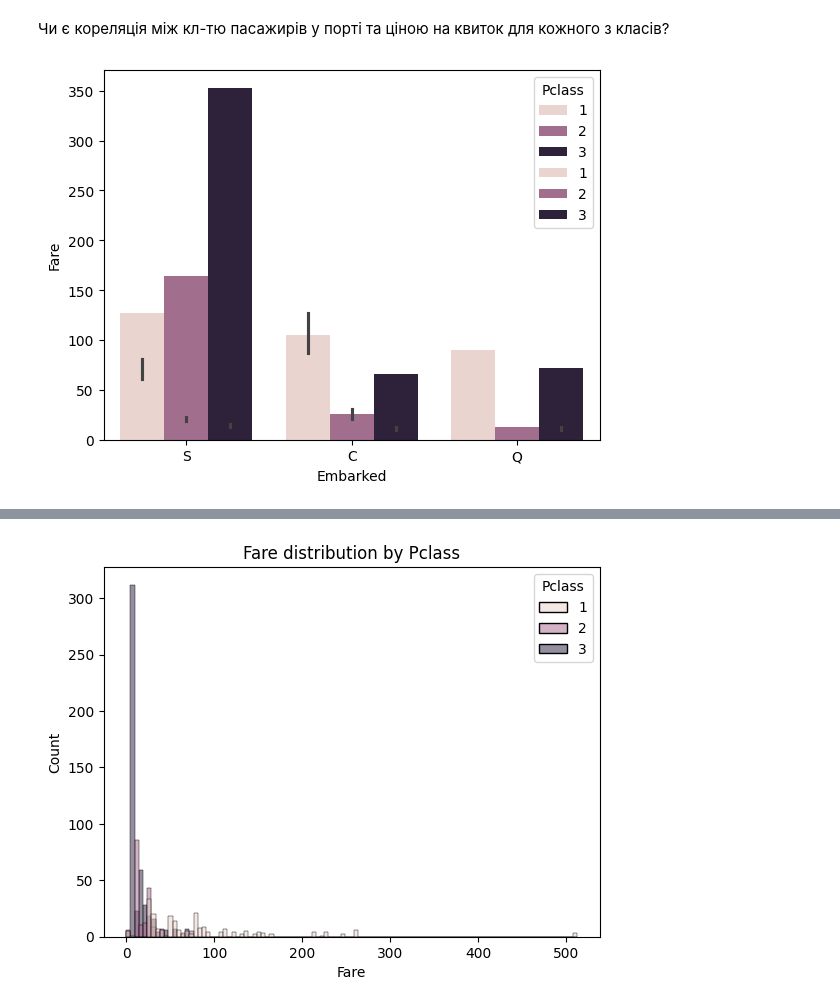
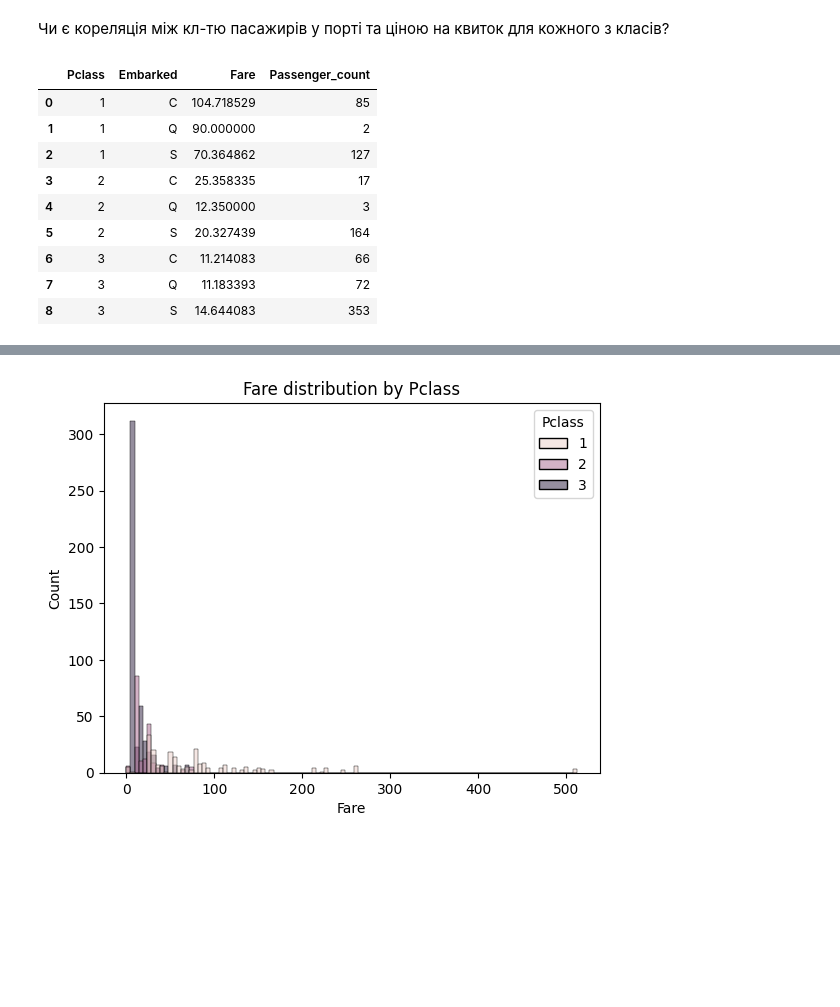
Before and after one commit to IvarY/hello-world, a Jupyter notebook: python_practice_10.ipynb, the cells around one changed output, grey strips where cells are left out. Cells and saved outputs as stored; diff of their text form; code cells hidden in the pictures; blank space fills up the shorter version.

```diff
--- a/python_practice_10.ipynb
+++ b/python_practice_10.ipynb
@@ -228,9 +228,18 @@ plt.show()
 - Найбільше пасажирів усіх класів сіло в Southampton
 # %% [markdown]
 Чи є кореляція між кл-тю пасажирів у порті та ціною на квиток для кожного з класів?
-# %%
-sns.barplot(df, x='Embarked', y='Fare', hue='Pclass')
-sns.countplot(df, x='Embarked', hue='Pclass')
-plt.show()
-# %% [output]
-[figure, removed]
+# %%
+df_temp = df.groupby(['Pclass', 'Embarked']).agg({'Fare': 'mean', 'PassengerId': 'count'}).reset_index()
+df_temp = df_temp.rename(columns={'PassengerId': 'Passenger_count'})
+df_temp
+# %% [output]
+|  | Pclass | Embarked | Fare | Passenger_count |
+| 0 | 1 | C | 104.718529 | 85 |
+| 1 | 1 | Q | 90.000000 | 2 |
+| 2 | 1 | S | 70.364862 | 127 |
+| 3 | 2 | C | 25.358335 | 17 |
+| 4 | 2 | Q | 12.350000 | 3 |
+| 5 | 2 | S | 20.327439 | 164 |
+| 6 | 3 | C | 11.214083 | 66 |
+| 7 | 3 | Q | 11.183393 | 72 |
+| 8 | 3 | S | 14.644083 | 353 |
```
Also changed, not shown: parts of 3 cells of this notebook.
